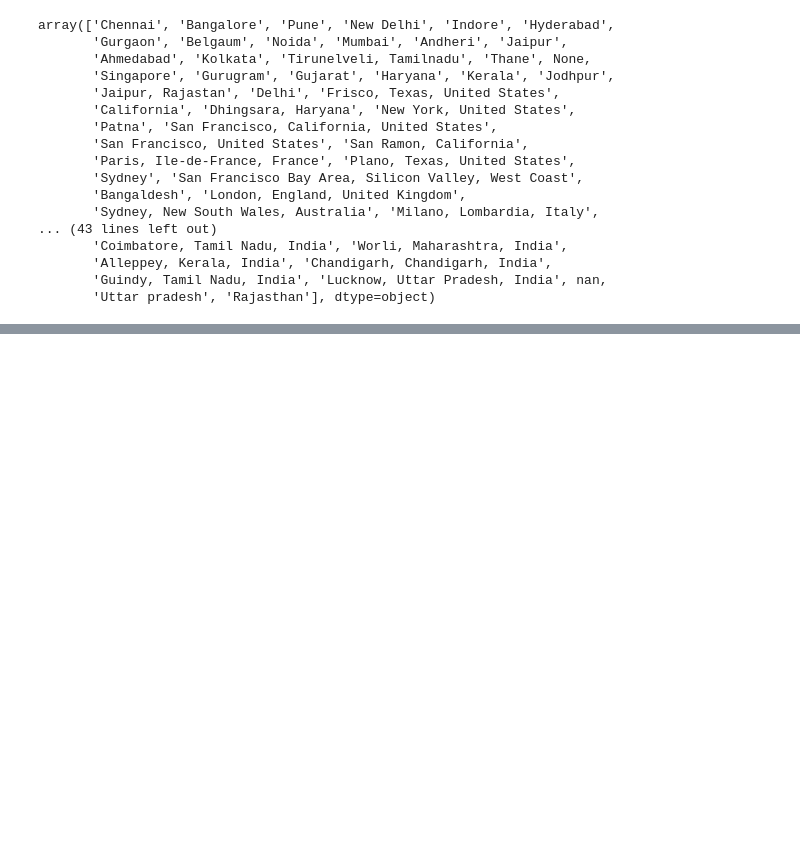
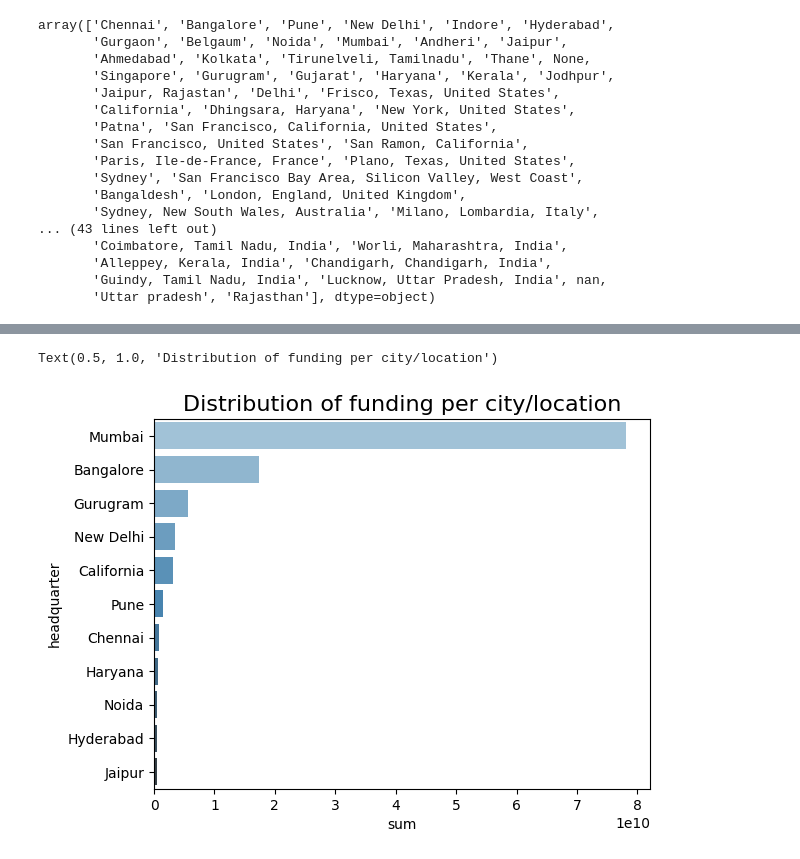
Before and after one commit to iakwatia/Data-Analysis-Project, a Jupyter notebook: Indian_startup.ipynb, the cells around one changed output, grey strips where cells are left out. Drawn from its saved outputs; the diff is of its cells as text; code cells hidden in the pictures; blank space fills up the shorter version.

```diff
--- a/Indian_startup.ipynb
+++ b/Indian_startup.ipynb
@@ -659,0 +773,3 @@ plt.show()
+# %%
+funding_per_city = df.groupby(['headquarter'])['amount'].agg(['sum']).sort_values('sum', ascending=False)
+funding_per_city
@@ -659,0 +791,7 @@ plt.show()
+# %%
+sns.barplot(y=funding_per_city[:11].index,palette='Blues_d', x =(funding_per_city['sum'])[:11])
+
+plt.title('Distribution of funding per city/location', fontsize=16)
+# %% [output]
+Text(0.5, 1.0, 'Distribution of funding per city/location')
+[figure, added]
```
Also changed, not shown: parts of 45 cells of this notebook, 3 other files.
